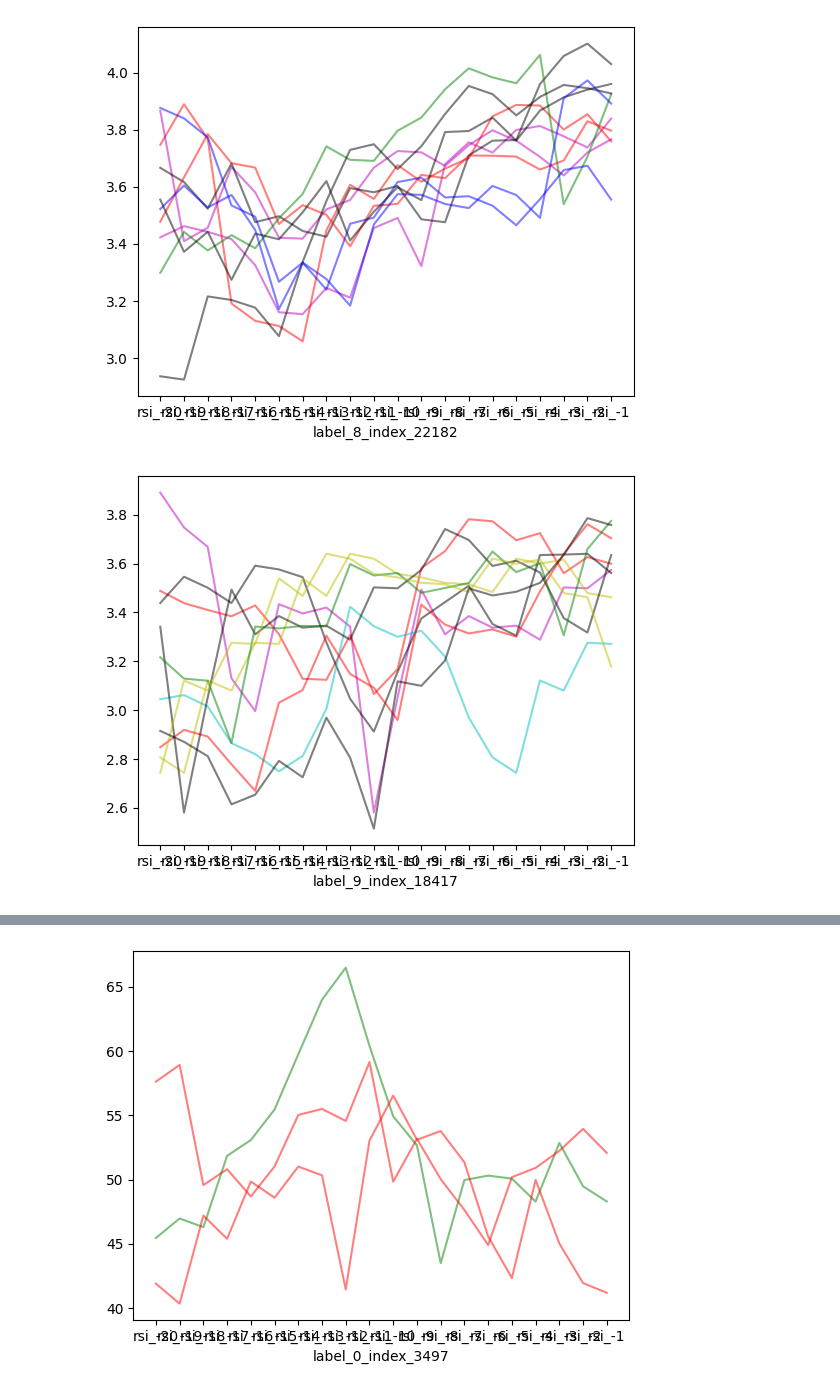
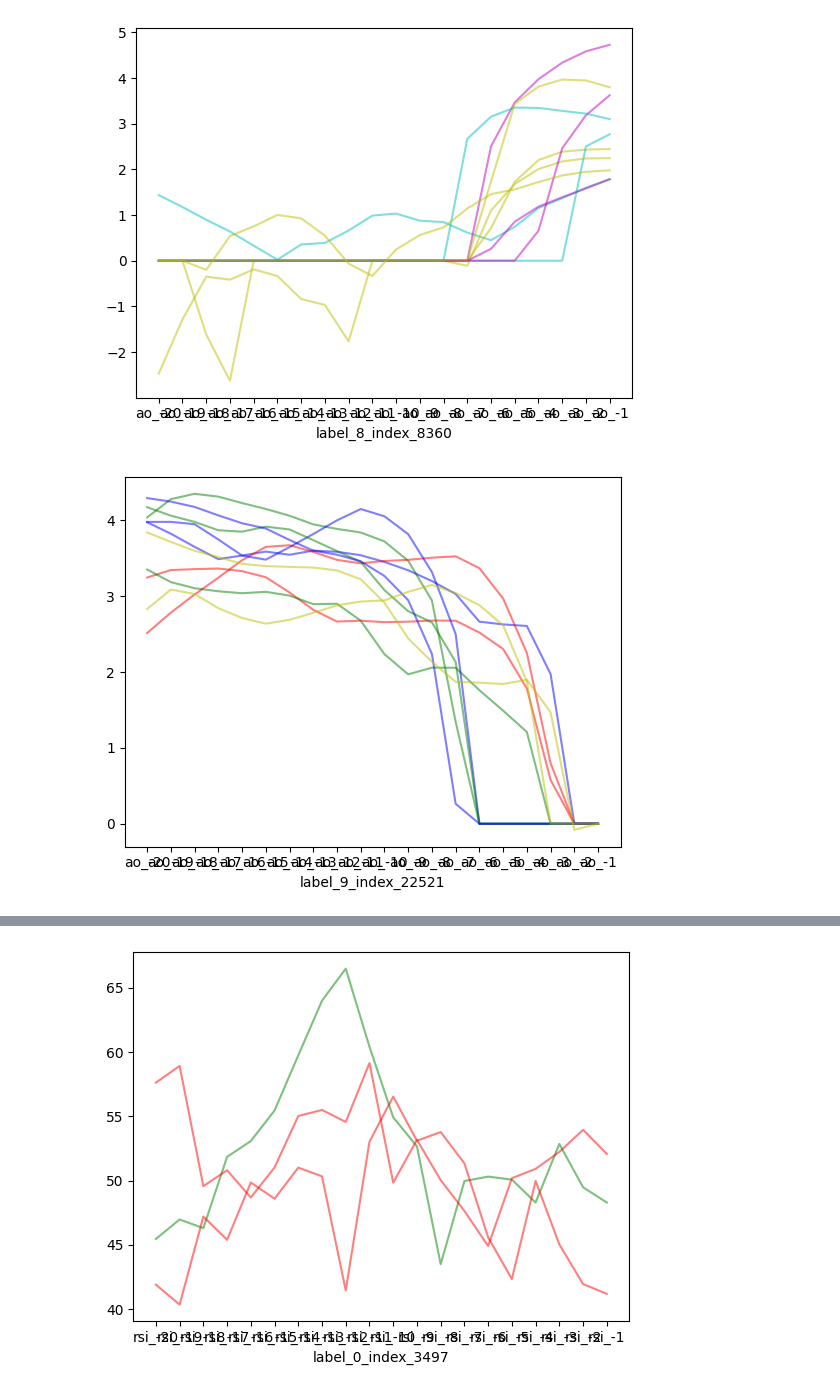
Before and after one commit to The0ps/handson-ml3, a Jupyter notebook: v1.ipynb, the cells around one changed output, grey strips where cells are left out. Saved outputs shown, nothing was run; the diff lists cells and outputs as text; code cells hidden in the pictures.

```diff
--- a/v1.ipynb
+++ b/v1.ipynb
@@ -39,12 +41,18 @@ df['adx'] = ta.ADX(df)
 df['volume_pct'] = df['volume'].pct_change()
 df['close_pct'] = df['close'].pct_change()
 df['close_log'] = np.log(df['close'])
+macd = ta.MACD(df)
+df['macd'] = macd['macd']
+df['macdsignal'] = macd['macdsignal']
+df['macdhist'] = macd['macdhist']
+df['ao'] = qtpylib.awesome_oscillator(df)
+df['uo'] = ta.ULTOSC(df)
 
 
-features_kmeans_dict_20bar = {'adx':[], 'rsi':[], 'close':[]}
-features_kmeans_dict_10bar = {'adx':[], 'rsi':[]}
-features_kmeans_dict_3bar = {'close':[] }
-features_kmeans_dict_1bar = {'volume_pct':[], 'close_pct':[]}
+features_kmeans_dict_20bar = {'adx':[], 'rsi':[], 'macdhist':[],'ao':[],'uo':[],'close_pct':[],'volume_pct':[] }
+features_kmeans_dict_10bar = {'adx':[], 'rsi':[], 'macdhist':[],'ao':[],'uo':[],'close_pct':[],'volume_pct':[]}
+features_kmeans_dict_3bar = {'adx':[], 'rsi':[], 'macdhist':[],'ao':[],'uo':[],'close_pct':[],'volume_pct':[]}
+features_kmeans_dict_1bar = {'adx':[], 'rsi':[], 'macdhist':[],'ao':[],'uo':[],'close_pct':[],'volume_pct':[], 'close':[], 'volume':[], 'open':[], 'high':[], 'low':[]}
 
 features_kemeans_dict = {'bar_20':features_kmeans_dict_20bar, 'bar_10':features_kmeans_dict_10bar, 'bar_3':features_kmeans_dict_3bar}
 
@@ -119,14 +166,14 @@ for times in range(0,10):
     for i in range(10):
             color = "bgrcmyk"
 
-            # index_ = random.choice(df_kmeans[df_kmeans['bar_20_adx_label']==times].index)
-            index_ = random.choice(df_kmeans[df_kmeans['bar_20_rsi_label']==times].index)
+            # index_ = random.choice(df_kmeans_ts[df_kmeans_ts['bar_20_adx_label']==times].index)
+            index_ = random.choice(df_kmeans_ts[df_kmeans_ts['bar_20_ao_label']==times].index)
             plt.xlabel(f'label_{times}_index_{index_}')
         #     plt.title = f'label_{times}_index_{index_}'
-            # x = df_kmeans.loc[index_,bar_3_ohlcv].columns
-            # y =  df_kmeans.loc[index_,bar_3_ohlcv].values.reshape(3,1)
+            # x = df_kmeans_ts.loc[index_,bar_3_ohlcv].columns
+            # y =  df_kmeans_ts.loc[index_,bar_3_ohlcv].values.reshape(3,1)
             # plt.plot(x,y, color='blue', alpha=0.5, linewidth=1, linestyle='dashed', marker='o', markersize=4)
-            plt.plot(df_kmeans.loc[index_,features_kmeans_dict_20bar['rsi']], color=random.choice(color), alpha=0.5)
+            plt.plot(df_kmeans_ts.loc[index_,features_kmeans_dict_20bar['ao']], color=random.choice(color), alpha=0.5)
 
 
     plt.show()
@@ -142,2 +189,2 @@ for times in range(0,10):
-[figure, old version]
+[figure, new version]
-[figure, old version]
+[figure, new version]
```
Also changed, not shown: parts of 11 cells of this notebook.
